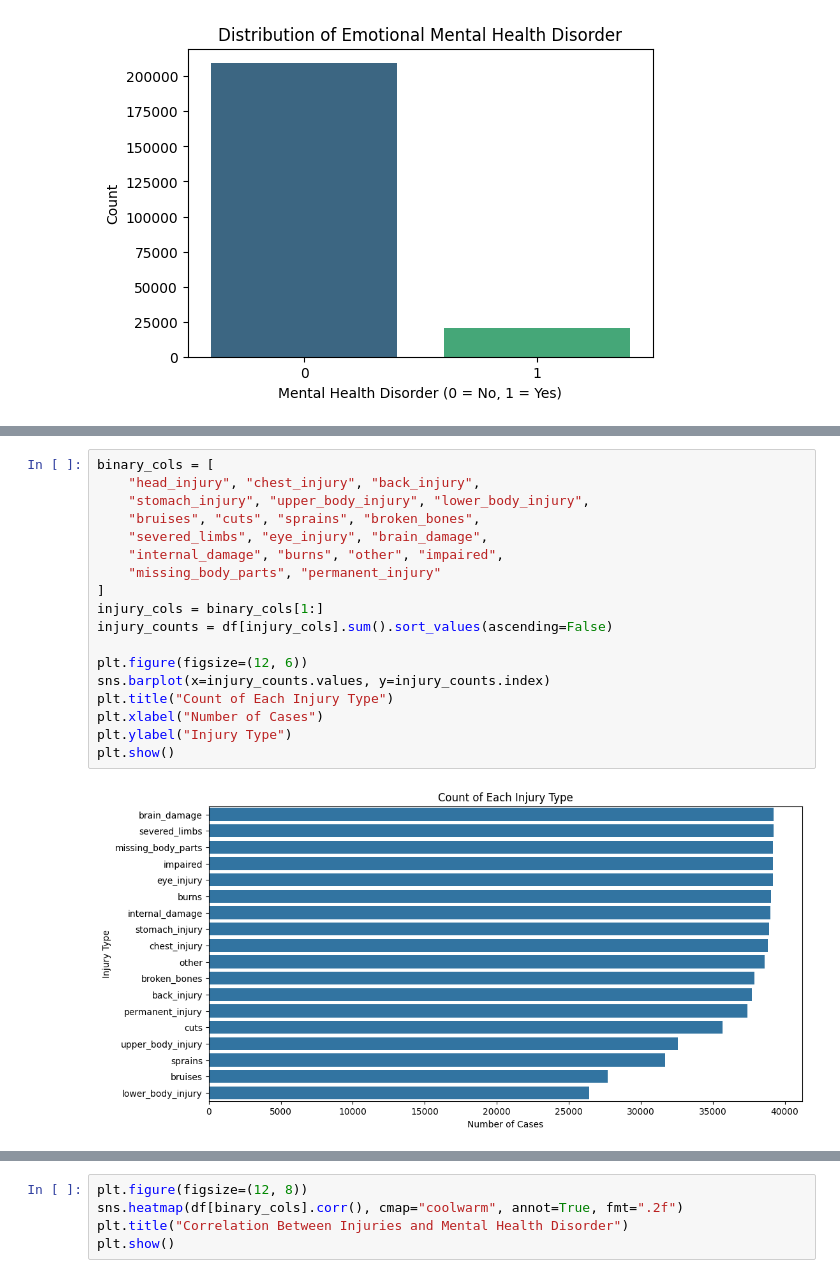
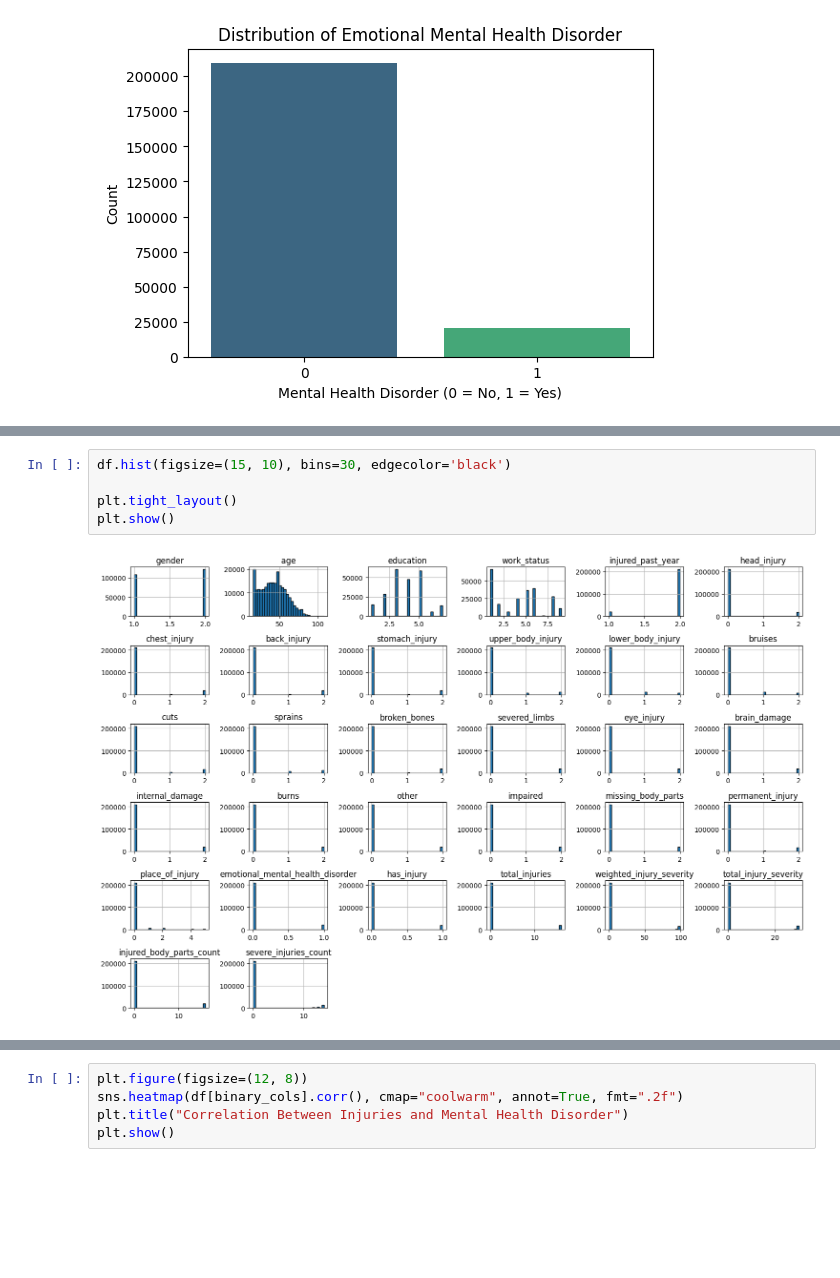
Before and after one commit to PhilipusAdrielTandra/Mental_health_correlation, a Jupyter notebook: Graphs.ipynb, the cells around one changed output, grey strips where cells are left out. Drawn from its saved outputs; the diff is of its cells as text; blank space fills up the shorter version.

```diff
--- a/Graphs.ipynb
+++ b/Graphs.ipynb
@@ -96,23 +38,10 @@ plt.show()
-# %%
-binary_cols = [
-    "head_injury", "chest_injury", "back_injury",
-    "stomach_injury", "upper_body_injury", "lower_body_injury",
-    "bruises", "cuts", "sprains", "broken_bones",
-    "severed_limbs", "eye_injury", "brain_damage",
-    "internal_damage", "burns", "other", "impaired",
-    "missing_body_parts", "permanent_injury"
-]
-injury_cols = binary_cols[1:]
-injury_counts = df[injury_cols].sum().sort_values(ascending=False)
-
-plt.figure(figsize=(12, 6))
-sns.barplot(x=injury_counts.values, y=injury_counts.index)
-plt.title("Count of Each Injury Type")
-plt.xlabel("Number of Cases")
-plt.ylabel("Injury Type")
-plt.show()
-# %% [output]
-[figure, removed]
+# %%
+df.hist(figsize=(15, 10), bins=30, edgecolor='black')
+
+plt.tight_layout()
+plt.show()
+# %% [output]
+[figure, added]
 # %%
 mental_health_counts = df.groupby("emotional_mental_health_disorder")[injury_cols].sum().T
 
```
Also changed, not shown: parts of 17 cells of this notebook, 3 other files.
